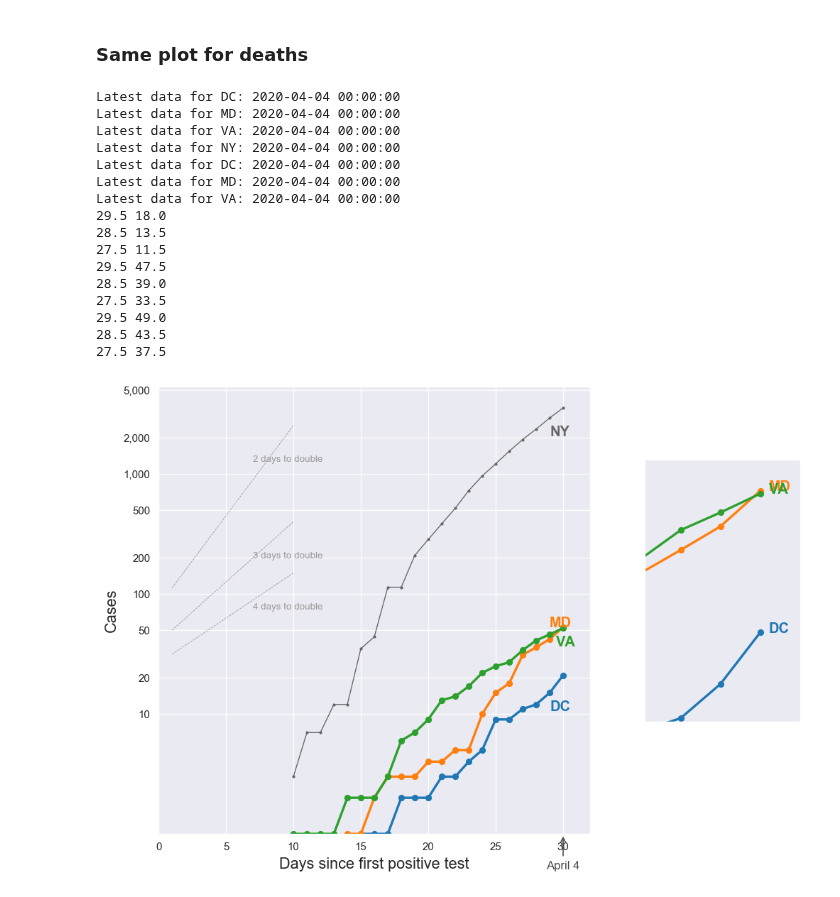
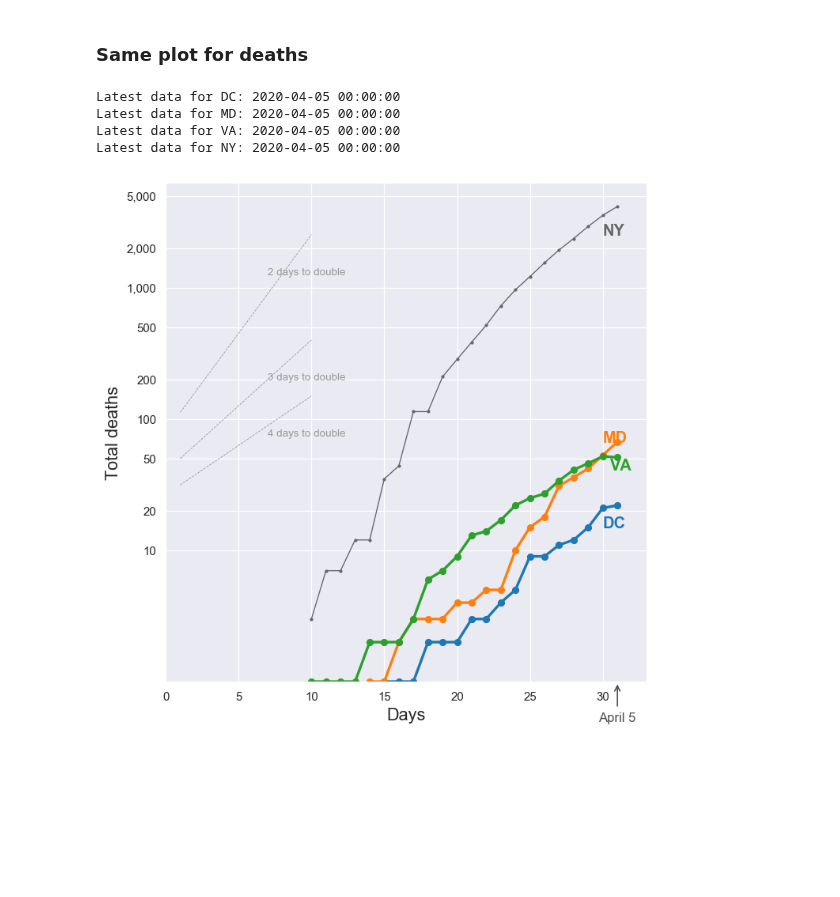
Before and after one commit to histed/DC-area-coronavirus-tracking, a Jupyter notebook: 200401-MH-HG-Covidtracking.ipynb, the cells around one changed output. Saved outputs shown, nothing was run; the diff lists cells and outputs as text; code cells hidden in the pictures; blank space fills up the shorter version.

```diff
--- a/200401-MH-HG-Covidtracking.ipynb
+++ b/200401-MH-HG-Covidtracking.ipynb
@@ -124,53 +142,43 @@ paramsD = paramsC.copy()
 sns.set_style('darkgrid')
 fig, ax = plt.subplots(figsize=r_[1,1]*6, dpi=120)
 
-xlim = r_[0,32]
+xlim = r_[0,33]
 
 todayx = 0 #26
 
 df = ctDf.copy()
 for st in ['DC', 'MD', 'VA', 'NY']:
     df, paramsD = cvd.plot_state(df, st, paramsD, ax, False, is_cases=False)
 
 # big plot fixup
 cvd.fixups(ax)
 #ADJUST AXIS LIMS TO FIT
 ax.set_xlim(xlim)
 ax.set_ylim([1, ax.get_ylim()[1]])
+ax.set_ylabel('Total deaths')
 cvd.plot_guide_lines(ax, yoffset_mult=10**-1.5)
 
 # inset
 ylim = r_[9, 50]*1.3 #ADJUST YLIM TO FIT  - get aspect ratio right
-cvd.inset(df, paramsD, ax, ylim, is_inset=True, is_cases=False)
+#cvd.inset(df, paramsD, ax, ylim, is_inset=True, is_cases=False)
 
 
 #Death doubling annotation
-cvd.case_anno_inset_double(xs, axins, paramsD) #might have to adjust in scropt
+#cvd.case_anno_inset_double(xs, axins, paramsD) #might have to adjust in scropt
 
 
 #add arrow
-ax.annotate('April 4', xy=(30, 1), xycoords='data', xytext=(0,-30), textcoords='offset points',
+tStr = datetime.date.today().strftime('%B %-d')
+ax.annotate(tStr, xy=(31, 1), xycoords='data', xytext=(0,-30), textcoords='offset points',
             arrowprops=dict(arrowstyle='->', connectionstyle='arc3', color='0.3'),
             color='0.3', ha='center')
 
 fig.tight_layout()
 fig.savefig('./fig-output/dt-%s.png'%datestr, dpi=300, bbox_inches='tight', pad_inches=0.5)
             #bbox_inches=r_[0,0,10,15])#,
 # %% [output]
-Latest data for DC: 2020-04-04 00:00:00
-Latest data for MD: 2020-04-04 00:00:00
-Latest data for VA: 2020-04-04 00:00:00
-Latest data for NY: 2020-04-04 00:00:00
-Latest data for DC: 2020-04-04 00:00:00
-Latest data for MD: 2020-04-04 00:00:00
-Latest data for VA: 2020-04-04 00:00:00
-29.5 18.0
-28.5 13.5
-27.5 11.5
-29.5 47.5
-28.5 39.0
-27.5 33.5
-29.5 49.0
-28.5 43.5
-27.5 37.5
+Latest data for DC: 2020-04-05 00:00:00
+Latest data for MD: 2020-04-05 00:00:00
+Latest data for VA: 2020-04-05 00:00:00
+Latest data for NY: 2020-04-05 00:00:00
-[figure, old version]
+[figure, new version]
```
Also changed, not shown: parts of 6 cells of this notebook, 9 other files.
